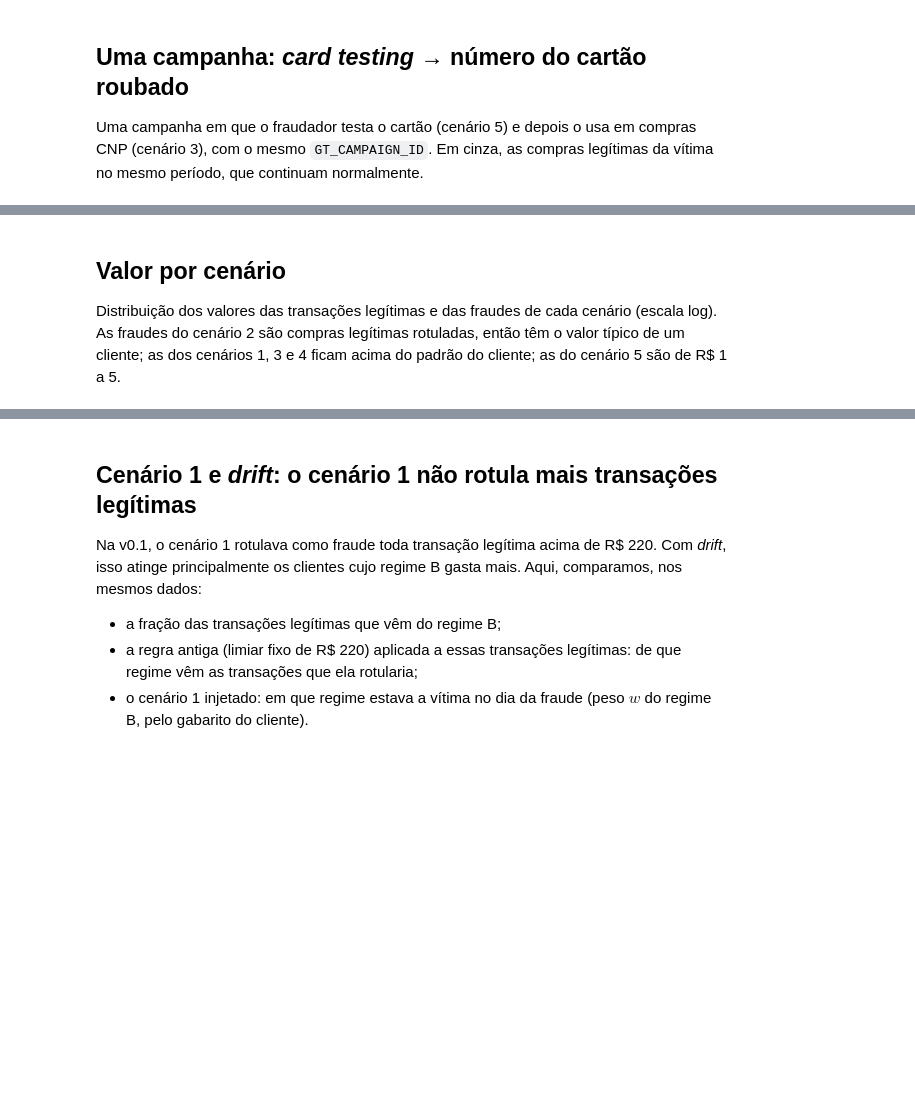
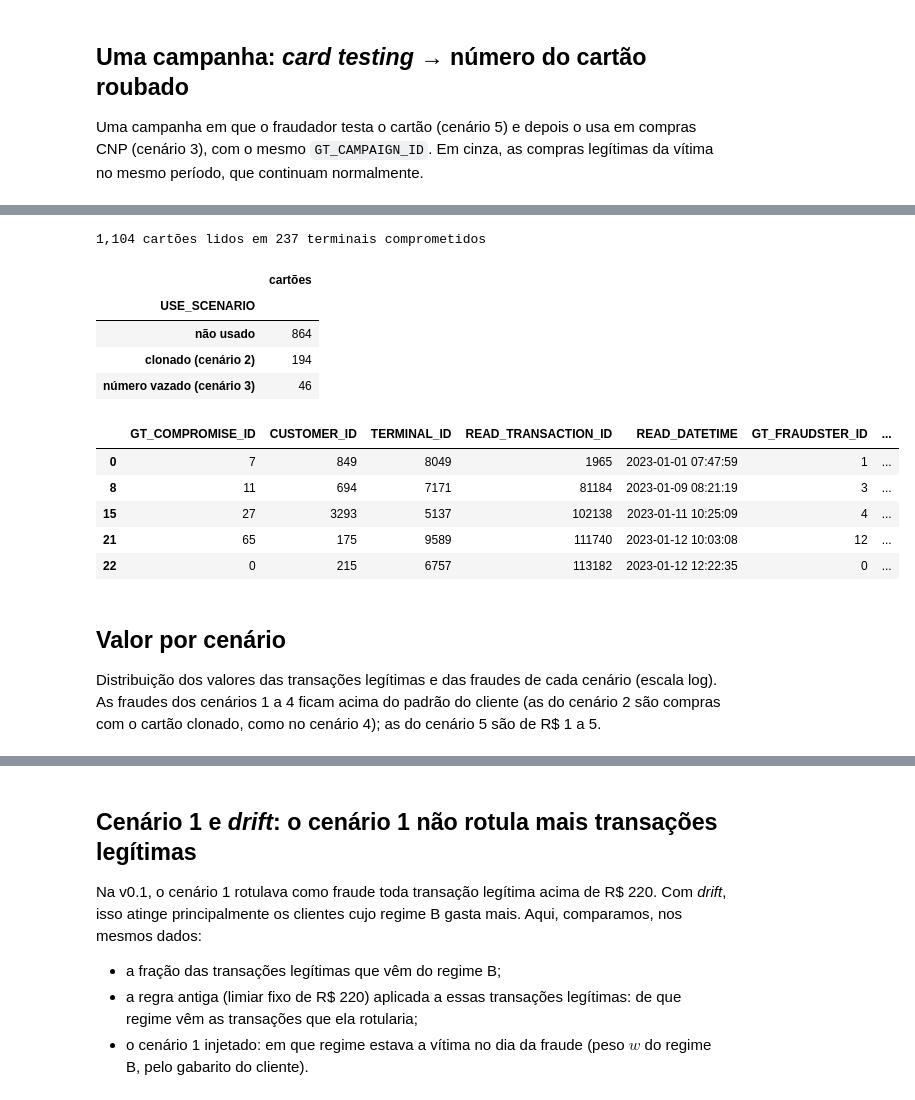
Before and after one commit to alexandreclem/synccfd, a Jupyter notebook: examples/frauds.ipynb, the cells around one changed output, grey strips where cells are left out. Saved outputs shown, nothing was run; the diff lists cells and outputs as text; code cells hidden in the pictures; blank space fills up the shorter version.

```diff
--- a/examples/frauds.ipynb
+++ b/examples/frauds.ipynb
@@ -188,10 +220,29 @@ plt.show()
+# %%
+compromises = compromise_table(transactions)
+use = compromises.USE_SCENARIO.map({2: "clonado (cenário 2)", 3: "número vazado (cenário 3)"})
+print(f"{len(compromises):,} cartões lidos em {compromises.TERMINAL_ID.nunique()} terminais comprometidos")
+display(use.fillna("não usado").value_counts().to_frame("cartões"))
+compromises.dropna(subset=["USE_SCENARIO"]).head()
+# %% [output]
+1,104 cartões lidos em 237 terminais comprometidos
+|  | cartões |
+| USE_SCENARIO |  |
+| não usado | 864 |
+| clonado (cenário 2) | 194 |
+| número vazado (cenário 3) | 46 |
+|  | GT_COMPROMISE_ID | CUSTOMER_ID | TERMINAL_ID | READ_TRANSACTION_ID | READ_DATETIME | GT_FRAUDSTER_ID | ... |
+| 0 | 7 | 849 | 8049 | 1965 | 2023-01-01 07:47:59 | 1 | ... |
+| 8 | 11 | 694 | 7171 | 81184 | 2023-01-09 08:21:19 | 3 | ... |
+| 15 | 27 | 3293 | 5137 | 102138 | 2023-01-11 10:25:09 | 4 | ... |
+| 21 | 65 | 175 | 9589 | 111740 | 2023-01-12 10:03:08 | 12 | ... |
+| 22 | 0 | 215 | 6757 | 113182 | 2023-01-12 12:22:35 | 0 | ... |
 # %% [markdown]
 ## Valor por cenário
 
 Distribuição dos valores das transações legítimas e das fraudes de cada cenário
-(escala log). As fraudes do cenário 2 são compras legítimas rotuladas, então têm o
-valor típico de um cliente; as dos cenários 1, 3 e 4 ficam acima do padrão do
-cliente; as do cenário 5 são de R\$ 1 a 5.
+(escala log). As fraudes dos cenários 1 a 4 ficam acima do padrão do cliente (as do
+cenário 2 são compras com o cartão clonado, como no cenário 4); as do cenário 5 são de
+R\$ 1 a 5.
 # %%
 groups = [("legítimas", transactions.loc[transactions.TX_FRAUD == 0, "TX_AMOUNT"], MUTED)]
 groups += [(SCENARIO_NAMES[s], frauds.loc[frauds.TX_FRAUD_SCENARIO == s, "TX_AMOUNT"], SCENARIO_COLORS[s])
```
Also changed, not shown: parts of 12 cells of this notebook, 12 other files.
